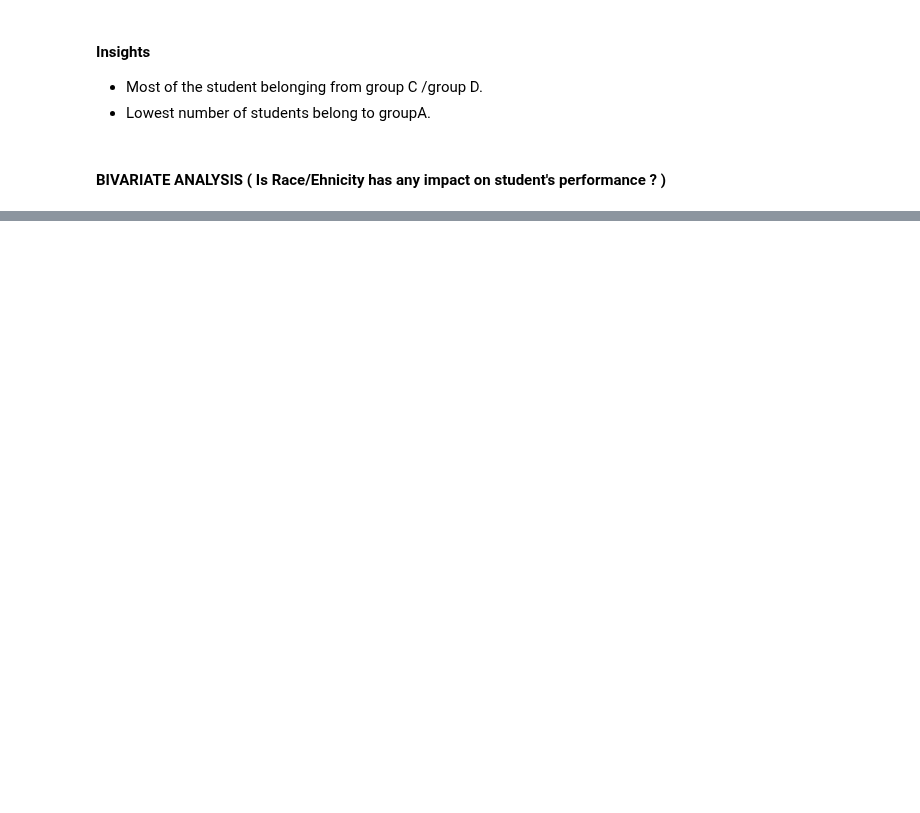
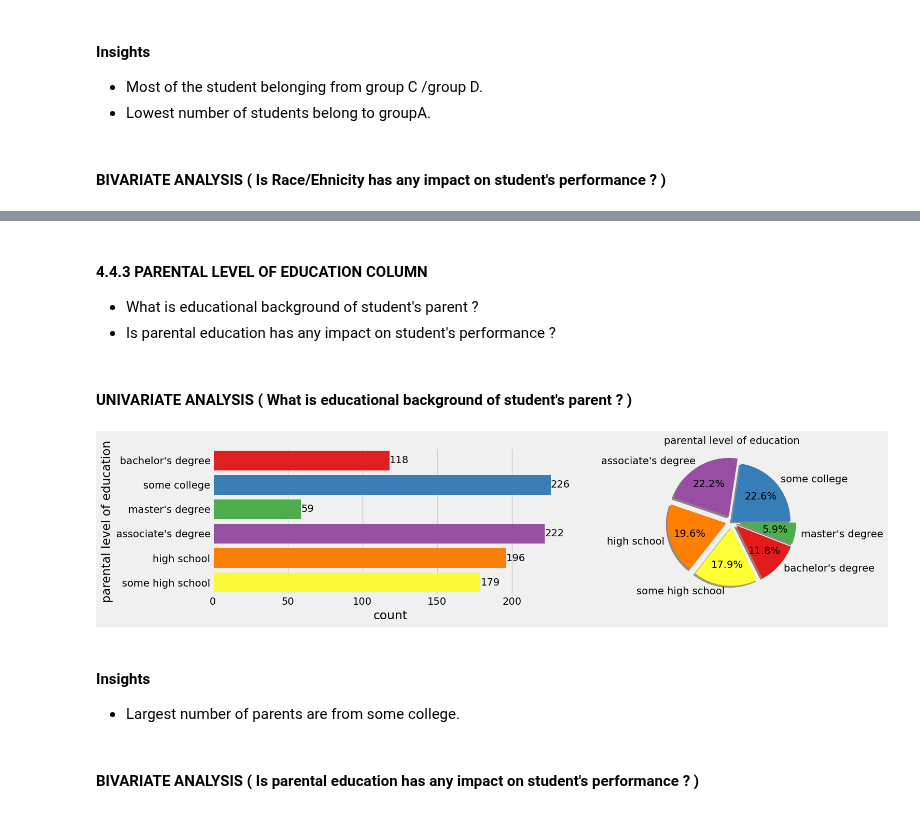
Before and after one commit to sreeman-11021996/Student-Performance-Indicator_-End-to-End-_project_2026_feb, a Jupyter notebook: notebook/1 . EDA STUDENT PERFORMANCE .ipynb, the cells around one changed output, grey strips where cells are left out. Drawn from its saved outputs; the diff is of its cells as text; code cells hidden in the pictures; blank space fills up the shorter version.

```diff
--- a/notebook/1 . EDA STUDENT PERFORMANCE .ipynb
+++ b/notebook/1 . EDA STUDENT PERFORMANCE .ipynb
@@ -643,0 +659,15 @@ df.groupby('race/ethnicity').head()
+# %% [markdown]
+#### 4.4.3 PARENTAL LEVEL OF EDUCATION COLUMN
+- What is educational background of student's parent ?
+- Is parental education has any impact on student's performance ?
+# %% [markdown]
+#### UNIVARIATE ANALYSIS ( What is educational background of student's parent ? )
+# %%
+univariate_analysis(data=df,feature='parental level of education',horizontal_bar=True,figsize=(16,4))
+# %% [output]
+[figure, added]
+# %% [markdown]
+#### Insights
+- Largest number of parents are from some college.
+# %% [markdown]
+#### BIVARIATE ANALYSIS ( Is parental education has any impact on student's performance ? )
```
Also changed, not shown: parts of 42 cells of this notebook, 1 other file.
